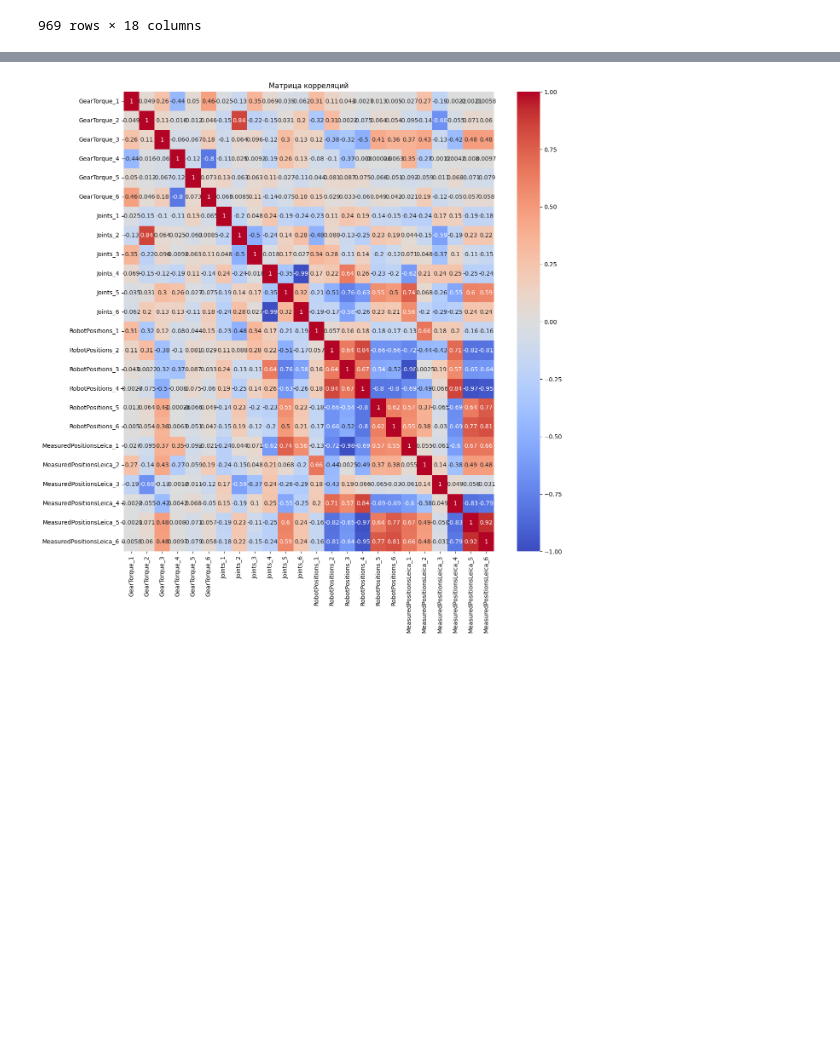
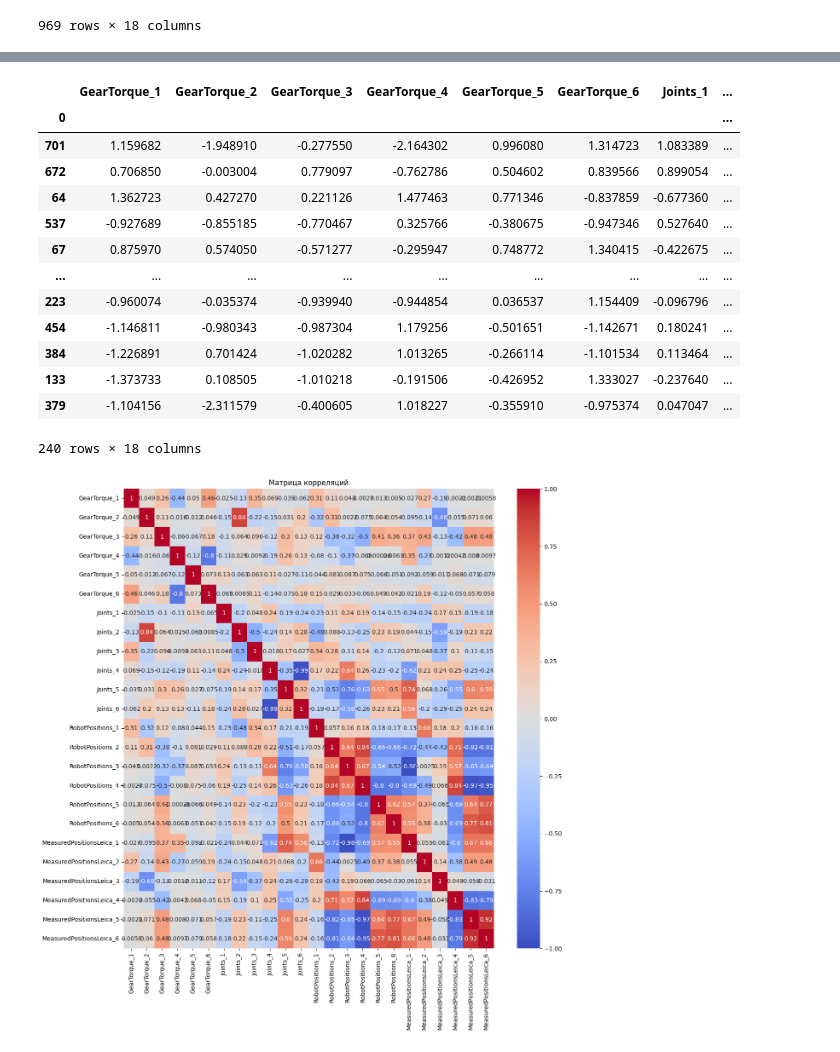
Before and after one commit to sohagutoro/neural_robotics, a Jupyter notebook: notebook/laser_solutions.ipynb, the cells around one changed output, grey strips where cells are left out. Saved outputs shown, nothing was run; the diff lists cells and outputs as text; code cells hidden in the pictures; blank space fills up the shorter version.

```diff
--- a/notebook/laser_solutions.ipynb
+++ b/notebook/laser_solutions.ipynb
@@ -163,19 +6,6 @@ import os
 from tqdm import tqdm
 
 def combine_files_with_index_check(folders, target_files, output_file=None):
-    """
-    Объединяет файлы с проверкой индексов
-
-    Параметры:
-    - folders: список путей к папкам
-    - target_files: имена файлов ['DriveTorque.txt', 'GearTorque.txt', 'Joints.txt']
-    - output_file: путь для сохранения (опционально)
-
-    Возвращает:
-    - Объединенный датафрейм (19 колонок)
-    """
-
-    # Результирующий датафрейм
     final_df = pd.DataFrame()
     stats = {'total_folders': 0, 'processed_folders': 0, 'errors': 0}
 
@@ -187,25 +17,20 @@ def combine_files_with_index_check(folders, target_files, output_file=None):
         index_ref = None
         valid_folder = True
 
-        # Сначала загружаем все файлы из папки и проверяем индексы
         for file_name in target_files:
             file_path = os.path.join(folder, file_name)
 
             try:
                 if os.path.exists(file_path):
-                    # Чтение файла (7 колонок: индекс + 6 данных)
                     df = pd.read_csv(file_path, sep=' ', header=None, engine='python')
 
-                    # Проверка структуры файла
                     if len(df.columns) != 7:
                         print(f"\nОшибка в {file_path}: ожидается 7 колонок, получено {len(df.columns)}")
                         valid_folder = False
                         break
 
-                    # Устанавливаем индекс (первая колонка)
                     df = df.set_index(0)
 
-                    # Проверка совпадения индексов между файлами
                     if index_ref is None:
                         index_ref = df.index
                     elif not index_ref.equals(df.index):
@@ -220,10 +45,8 @@ def combine_files_with_index_check(folders, target_files, output_file=None):
                 valid_folder = False
                 break
 
-        # Если все файлы загружены и индексы совпадают
         if valid_folder and len(folder_data) == len(target_files):
             try:
-                # Горизонтальное объединение (6 колонок из каждого файла)
                 combined = pd.concat([
                     # folder_data['DriveTorque.txt'],
                     folder_data['GearTorque.txt'],
@@ -232,16 +55,6 @@ def combine_files_with_index_check(folders, target_files, output_file=None):
                     folder_data['MeasuredPositionsLeica.txt']
                 ], axis=1)
 
-                # Проверка количества колонок (5 файла × 6 колонок = 30)
-                # if len(combined.columns) != 30:
-                #     print(f"\nНеверное количество колонок в {folder}: {len(combined.columns)}")
-                #     stats['errors'] += 1
-                #     continue
-
-                # Добавляем метку папки (19-я колонка)
-                # combined['source_folder'] = os.path.basename(folder.rstrip('/'))
-
-                # Добавляем к итоговому датафрейму
                 final_df = pd.concat([final_df, combined], axis=0)
                 stats['processed_folders'] += 1
 
@@ -249,7 +62,6 @@ def combine_files_with_index_check(folders, target_files, output_file=None):
                 print(f"\nОшибка объединения в {folder}: {str(e)}")
                 stats['errors'] += 1
 
-    # Генерация имен колонок
     if not final_df.empty:
         column_names = (
             # [f'DriveTorque_{i}' for i in range(1, 7)] +
@@ -257,7 +69,6 @@ def combine_files_with_index_check(folders, target_files, output_file=None):
             [f'Joints_{i}' for i in range(1, 7)] +
             [f'RobotPositions_{i}' for i in range(1, 7)] +
             [f'MeasuredPositionsLeica_{i}' for i in range(1, 7)]
-            # +['source_folder']
         )
 
         final_df.columns = column_names
@@ -278,7 +89,7 @@ def combine_files_with_index_check(folders, target_files, output_file=None):
 
     return final_df
 
-# Конфигурация
+
 target_files = ['GearTorque.txt', 'Joints.txt', 'RobotPositions.txt', 'MeasuredPositionsLeica.txt']
 folders = [
     '../calibS-1/',
@@ -287,10 +98,3 @@ folders = [
     # '../data/robLocate/',
     # '../data/spiraltestS/'
 ]
-
-# Запуск обработки
-result = combine_files_with_index_check(
-    folders=folders,
-    target_files=target_files,
-    output_file='combined_results.csv'
-)
@@ -455,3 +229,20 @@ R² score на тестовых данных: 0.694
+# %%
+test_df
+# %% [output]
+|  | GearTorque_1 | GearTorque_2 | GearTorque_3 | GearTorque_4 | GearTorque_5 | GearTorque_6 | Joints_1 | ... |
+| 0 |  |  |  |  |  |  |  | ... |
+| 701 | 1.159682 | -1.948910 | -0.277550 | -2.164302 | 0.996080 | 1.314723 | 1.083389 | ... |
+| 672 | 0.706850 | -0.003004 | 0.779097 | -0.762786 | 0.504602 | 0.839566 | 0.899054 | ... |
+| 64 | 1.362723 | 0.427270 | 0.221126 | 1.477463 | 0.771346 | -0.837859 | -0.677360 | ... |
+| 537 | -0.927689 | -0.855185 | -0.770467 | 0.325766 | -0.380675 | -0.947346 | 0.527640 | ... |
+| 67 | 0.875970 | 0.574050 | -0.571277 | -0.295947 | 0.748772 | 1.340415 | -0.422675 | ... |
+| ... | ... | ... | ... | ... | ... | ... | ... | ... |
+| 223 | -0.960074 | -0.035374 | -0.939940 | -0.944854 | 0.036537 | 1.154409 | -0.096796 | ... |
+| 454 | -1.146811 | -0.980343 | -0.987304 | 1.179256 | -0.501651 | -1.142671 | 0.180241 | ... |
+| 384 | -1.226891 | 0.701424 | -1.020282 | 1.013265 | -0.266114 | -1.101534 | 0.113464 | ... |
+| 133 | -1.373733 | 0.108505 | -1.010218 | -0.191506 | -0.426952 | 1.333027 | -0.237640 | ... |
+| 379 | -1.104156 | -2.311579 | -0.400605 | 1.018227 | -0.355910 | -0.975374 | 0.047047 | ... |
+240 rows × 18 columns
 # %%
 
 import seaborn as sns
```
Also changed, not shown: parts of 47 cells of this notebook.
